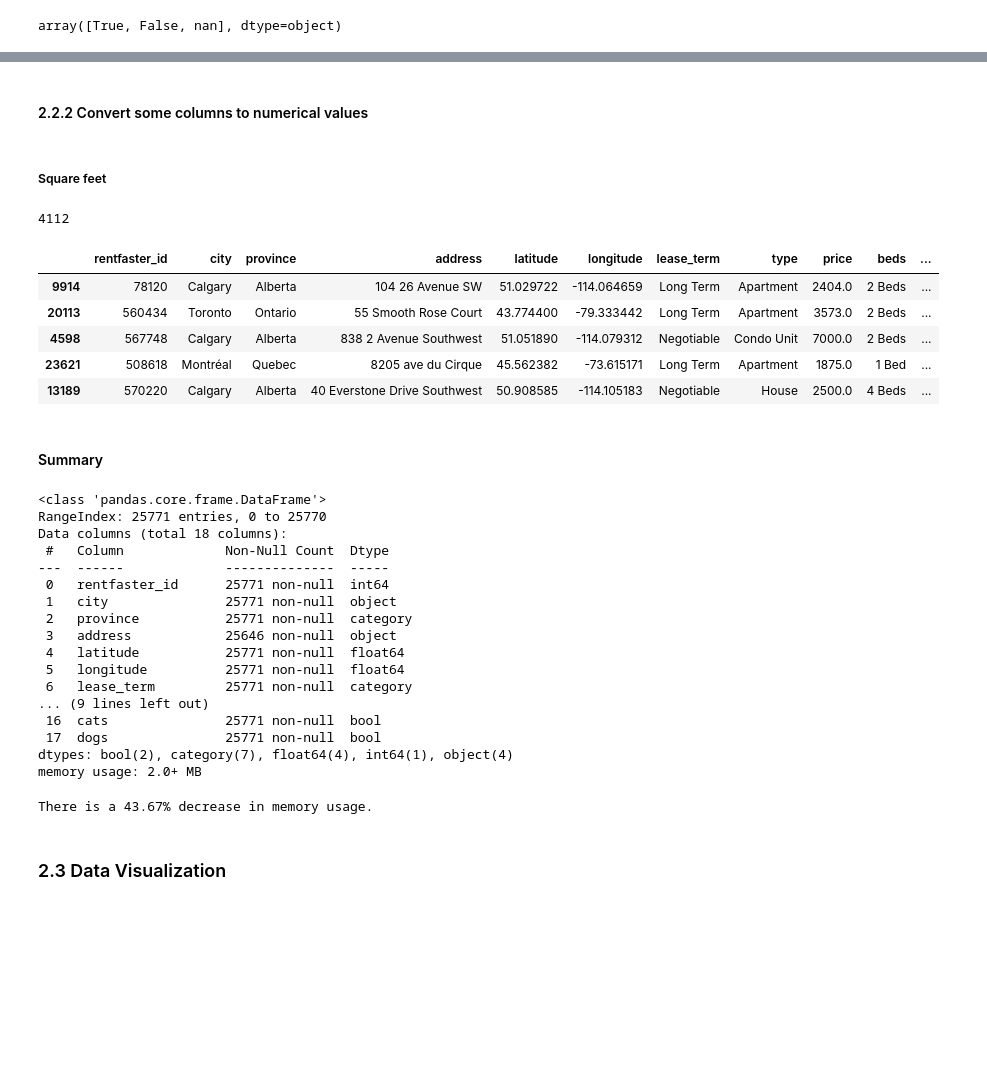
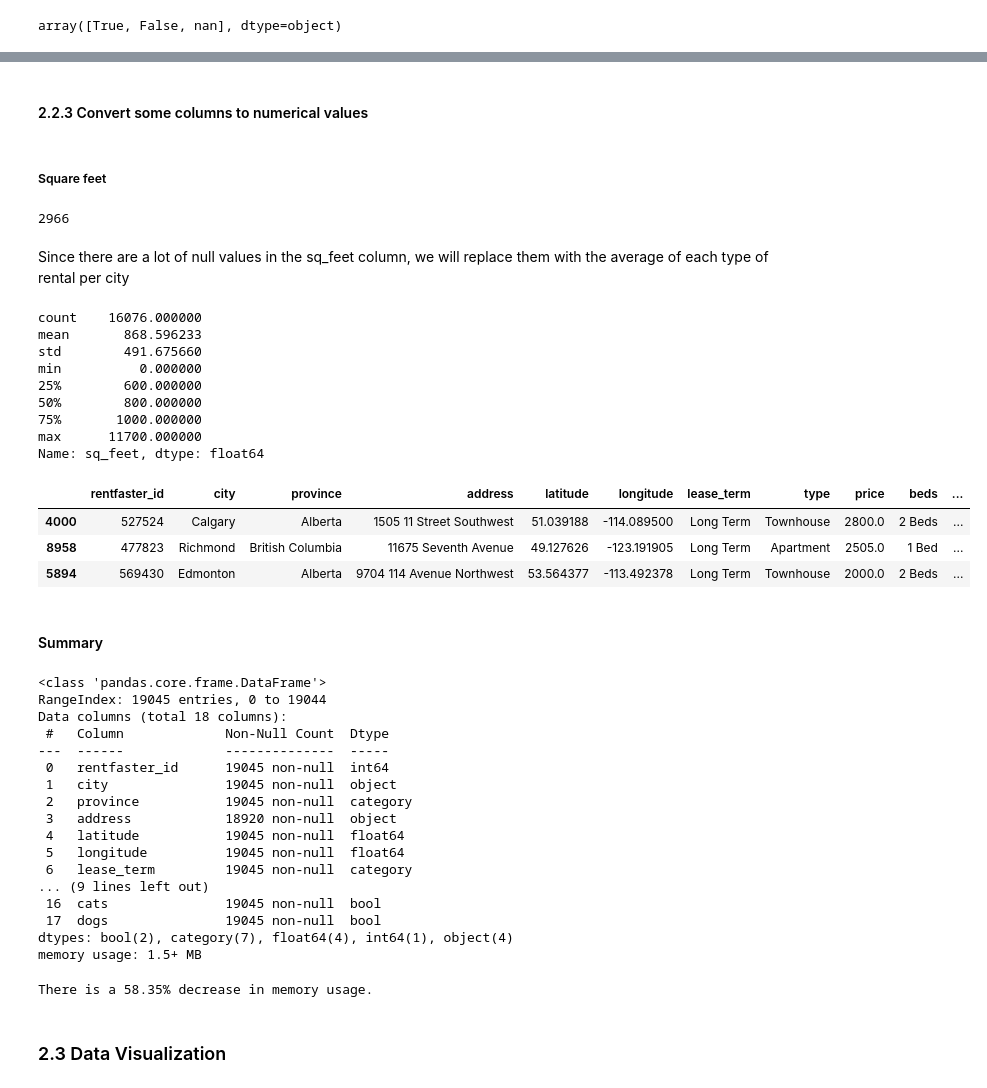
Before and after one commit to nadpierre/rental-prices-regression-project, a Jupyter notebook: RentalPricesRegression.ipynb, the cells around one changed output, grey strips where cells are left out. Cells and saved outputs as stored; diff of their text form; code cells hidden in the pictures; blank space fills up the shorter version.

```diff
--- a/RentalPricesRegression.ipynb
+++ b/RentalPricesRegression.ipynb
@@ -24,6 +26,7 @@ df.shape
 # %% [output]
 (25771, 18)
 # %%
-df.sample(5)
+pd.set_option('display.max_colwidth', None)
+df.head()
 # %% [output]
 |  | rentfaster_id | city | province | address | latitude | longitude | lease_term | type | price | beds | ... |
@@ -96,0 +127,6 @@ nbytes_before
+# %%
+rows_before = len(df)
+df.drop_duplicates(keep='first', inplace=True)
+df = df.reset_index(drop=True)
+rows_after = len(df)
+rows_before, rows_after
@@ -254,58 +322,67 @@ dtype('bool')
 # %% [markdown]
-#### 2.2.2 Convert some columns to numerical values
+#### 2.2.3 Convert some columns to numerical values
 # %% [markdown]
 ##### Square feet
 # %%
-# Since there are a lot of null values, we will replace them with the average of each type of rental per city
 df['sq_feet'].isna().sum()
 # %% [output]
-4112
+2966
+# %% [markdown]
+Since there are a lot of null values in the sq_feet column, we will replace them with the average of each type of rental per city
 # %%
-# Remove strings from values and convert column
+# Remove strings from values and convert sq_feet column to float
 df['sq_feet'] = df['sq_feet'].str.replace(',', '')
 df['sq_feet'] = df['sq_feet'].str.extract(r'(\d+[.\d]*)')
 df['sq_feet'] = df['sq_feet'].astype('float')
-assert df['sq_feet'].dtype == 'float64'
+df['sq_feet'].describe()
+# %% [output]
+count    16076.000000
+mean       868.596233
+std        491.675660
+min          0.000000
+25%        600.000000
+50%        800.000000
+75%       1000.000000
+max      11700.000000
+Name: sq_feet, dtype: float64
 # %%
 # Calculate mean for each group
 df['sq_feet'] = df['sq_feet'].fillna(df.groupby(['province', 'city', 'type'], observed=True)['sq_feet'].transform('mean'))
-df.sample(5)
+df.sample(3)
 # %% [output]
 |  | rentfaster_id | city | province | address | latitude | longitude | lease_term | type | price | beds | ... |
-| 9914 | 78120 | Calgary | Alberta | 104 26 Avenue SW | 51.029722 | -114.064659 | Long Term | Apartment | 2404.0 | 2 Beds | ... |
-| 20113 | 560434 | Toronto | Ontario | 55 Smooth Rose Court | 43.774400 | -79.333442 | Long Term | Apartment | 3573.0 | 2 Beds | ... |
-| 4598 | 567748 | Calgary | Alberta | 838 2 Avenue Southwest | 51.051890 | -114.079312 | Negotiable | Condo Unit | 7000.0 | 2 Beds | ... |
-| 23621 | 508618 | Montréal | Quebec | 8205 ave du Cirque | 45.562382 | -73.615171 | Long Term | Apartment | 1875.0 | 1 Bed | ... |
-| 13189 | 570220 | Calgary | Alberta | 40 Everstone Drive Southwest | 50.908585 | -114.105183 | Negotiable | House | 2500.0 | 4 Beds | ... |
+| 4000 | 527524 | Calgary | Alberta | 1505 11 Street Southwest | 51.039188 | -114.089500 | Long Term | Townhouse | 2800.0 | 2 Beds | ... |
+| 8958 | 477823 | Richmond | British Columbia | 11675 Seventh Avenue | 49.127626 | -123.191905 | Long Term | Apartment | 2505.0 | 1 Bed | ... |
+| 5894 | 569430 | Edmonton | Alberta | 9704 114 Avenue Northwest | 53.564377 | -113.492378 | Long Term | Townhouse | 2000.0 | 2 Beds | ... |
 # %% [markdown]
 #### Summary
 # %%
 df.info()
 # %% [output]
 <class 'pandas.core.frame.DataFrame'>
-RangeIndex: 25771 entries, 0 to 25770
+RangeIndex: 19045 entries, 0 to 19044
 Data columns (total 18 columns):
  #   Column             Non-Null Count  Dtype
 ---  ------             --------------  -----
- 0   rentfaster_id      25771 non-null  int64
- 1   city               25771 non-null  object
- 2   province           25771 non-null  category
- 3   address            25646 non-null  object
- 4   latitude           25771 non-null  float64
- 5   longitude          25771 non-null  float64
- 6   lease_term         25771 non-null  category
+ 0   rentfaster_id      19045 non-null  int64
+ 1   city               19045 non-null  object
+ 2   province           19045 non-null  category
+ 3   address            18920 non-null  object
+ 4   latitude           19045 non-null  float64
+ 5   longitude          19045 non-null  float64
+ 6   lease_term         19045 non-null  category
 ... (9 lines left out)
- 16  cats               25771 non-null  bool
- 17  dogs               25771 non-null  bool
+ 16  cats               19045 non-null  bool
+ 17  dogs               19045 non-null  bool
 dtypes: bool(2), category(7), float64(4), int64(1), object(4)
-memory usage: 2.0+ MB
+memory usage: 1.5+ MB
 # %%
 # Get memory usage improvement
 nbytes_after = df.memory_usage().sum()
 improvement = (nbytes_before - nbytes_after) / nbytes_before
 print(f'There is a {improvement:.2%} decrease in memory usage.')
 # %% [output]
-There is a 43.67% decrease in memory usage.
+There is a 58.35% decrease in memory usage.
 # %% [markdown]
 ### 2.3 Data Visualization
 # %% [markdown]
```
Also changed, not shown: parts of 44 cells of this notebook.
